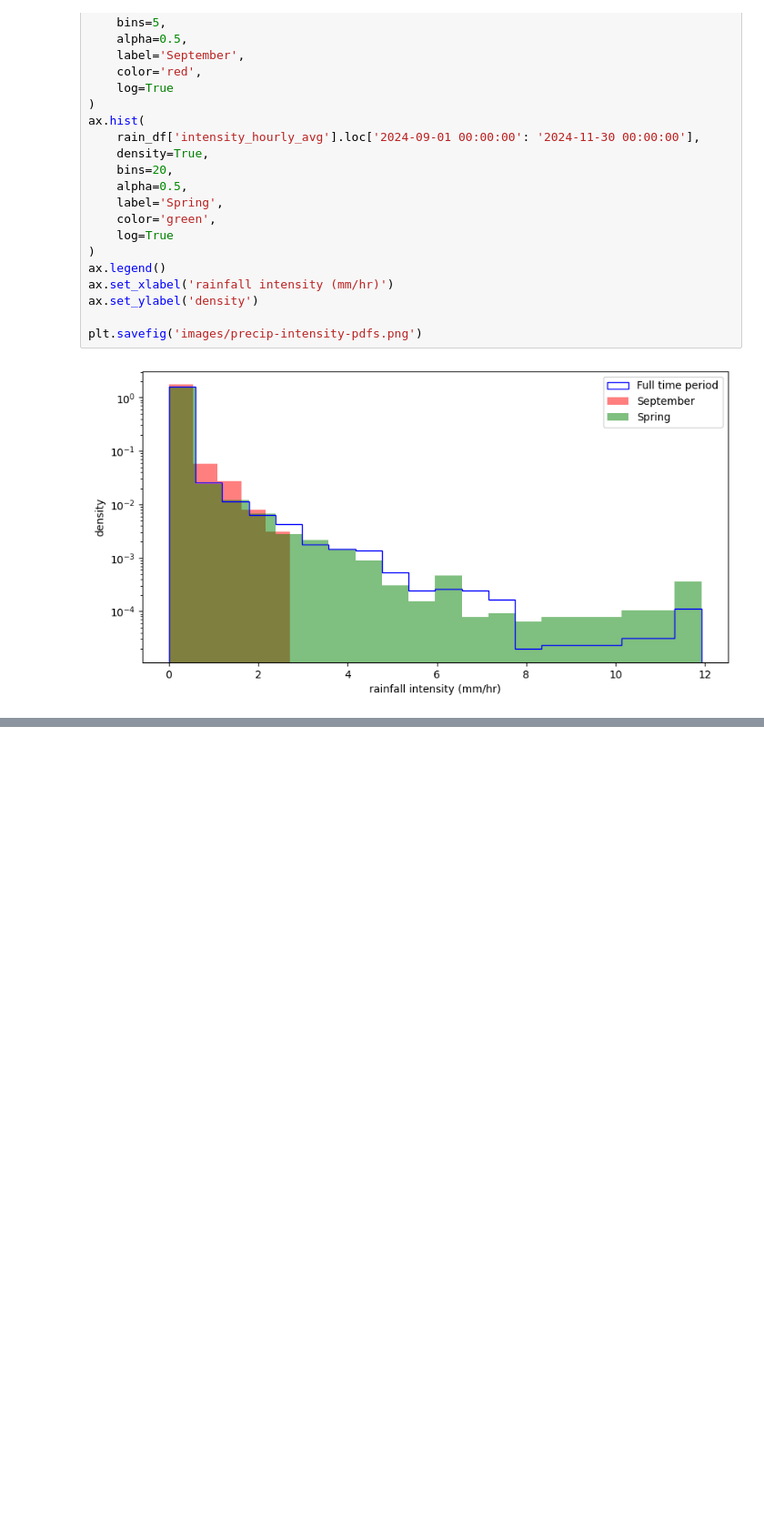
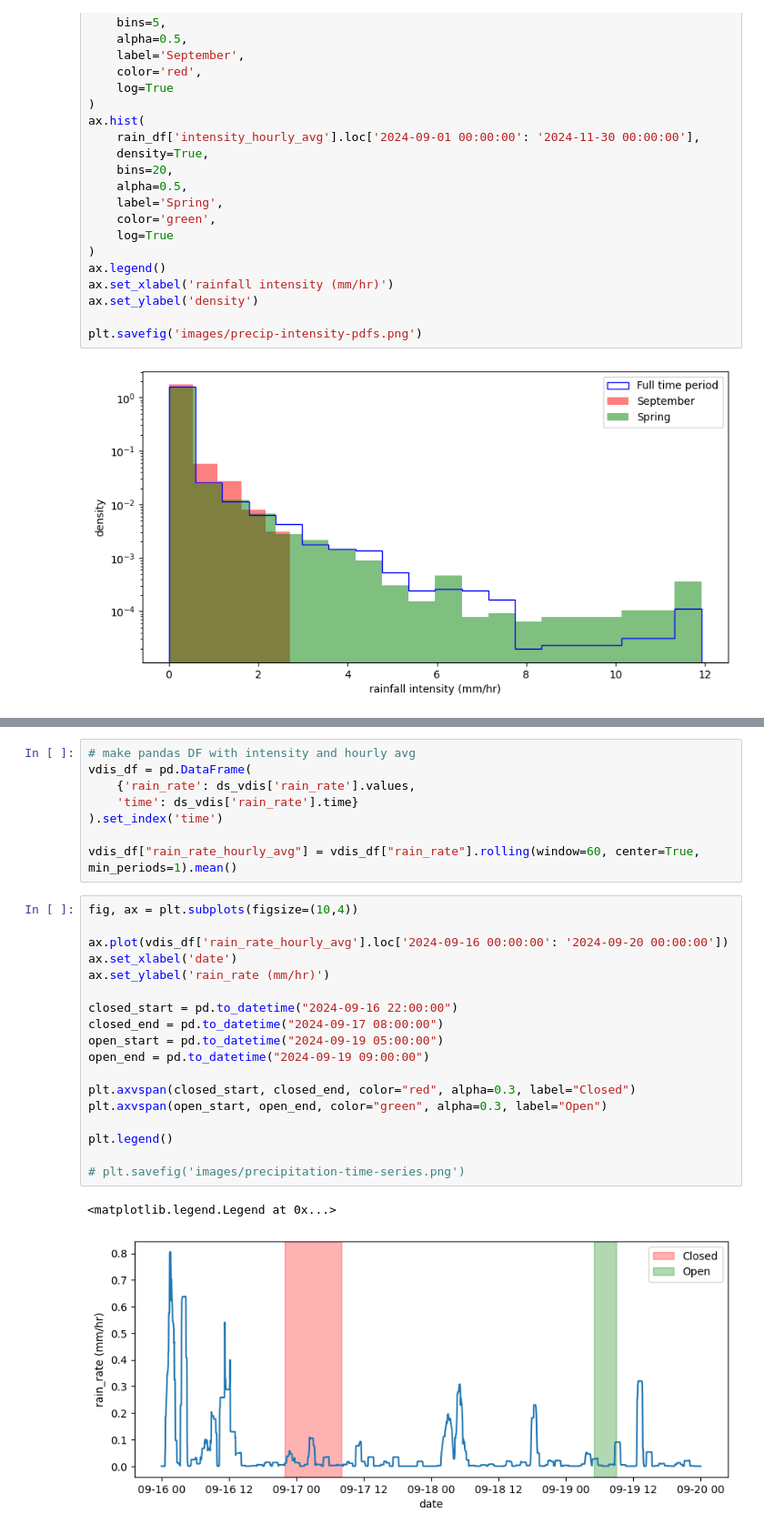
Before and after one commit to cdoedens/carl-fork, a Jupyter notebook: notebooks/mcc-precipitation.ipynb, the cells around one changed output, grey strips where cells are left out. Shown at 91% size. Drawn from its saved outputs; the diff is of its cells as text; blank space fills up the shorter version.

```diff
--- a/notebooks/mcc-precipitation.ipynb
+++ b/notebooks/mcc-precipitation.ipynb
@@ -217,0 +179,29 @@ plt.show()
+# %%
+# make pandas DF with intensity and hourly avg
+vdis_df = pd.DataFrame(
+    {'rain_rate': ds_vdis['rain_rate'].values,
+    'time': ds_vdis['rain_rate'].time}
+).set_index('time')
+
+vdis_df["rain_rate_hourly_avg"] = vdis_df["rain_rate"].rolling(window=60, center=True, min_periods=1).mean()
+# %%
+fig, ax = plt.subplots(figsize=(10,4))
+
+ax.plot(vdis_df['rain_rate_hourly_avg'].loc['2024-09-16 00:00:00': '2024-09-20 00:00:00'])
+ax.set_xlabel('date')
+ax.set_ylabel('rain_rate (mm/hr)')
+
+closed_start = pd.to_datetime("2024-09-16 22:00:00")
+closed_end = pd.to_datetime("2024-09-17 08:00:00")
+open_start = pd.to_datetime("2024-09-19 05:00:00")
+open_end = pd.to_datetime("2024-09-19 09:00:00")
+
+plt.axvspan(closed_start, closed_end, color="red", alpha=0.3, label="Closed")
+plt.axvspan(open_start, open_end, color="green", alpha=0.3, label="Open")
+
+plt.legend()
+
+# plt.savefig('images/precipitation-time-series.png')
+# %% [output]
+<matplotlib.legend.Legend at 0x...>
+[figure, added]
```
Also changed, not shown: parts of 12 cells of this notebook.
